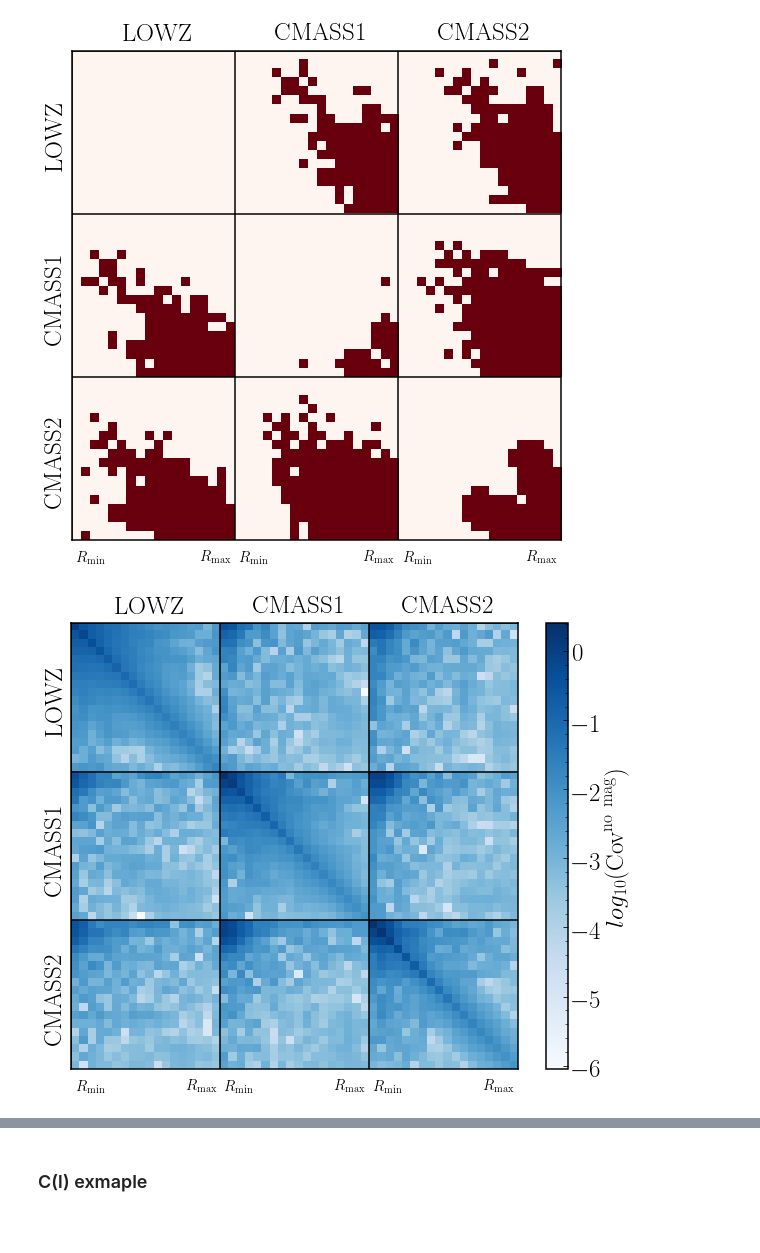
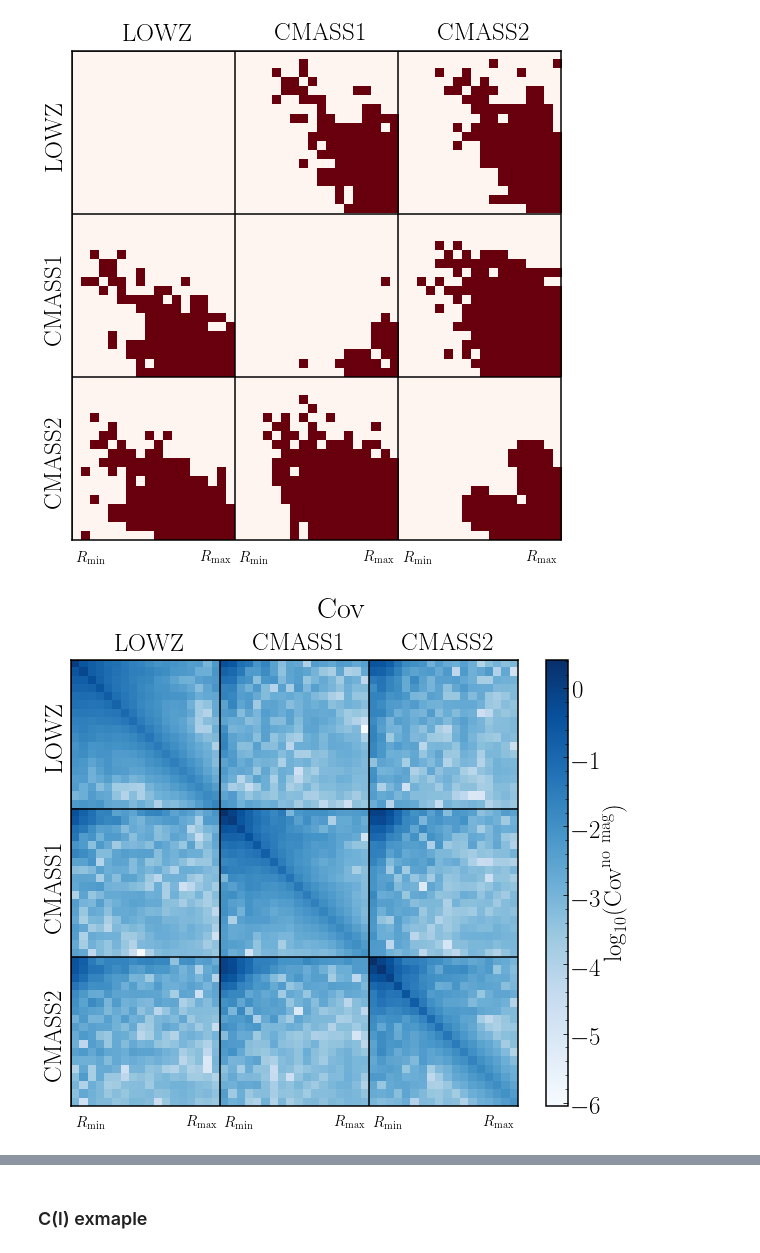
Before and after one commit to git-sunao/magnificaioneff_covariance, a Jupyter notebook: magnificationbias_covariance.ipynb, the cells around one changed output, grey strips where cells are left out. Cells and saved outputs as stored; diff of their text form; code cells hidden in the pictures; blank space fills up the shorter version.

```diff
--- a/magnificationbias_covariance.ipynb
+++ b/magnificationbias_covariance.ipynb
@@ -300,27 +300,28 @@ for i in range(n):
 [figure]
 # %%
 fig, ax = plt.subplots(figsize=(10,10))
+fig.suptitle(r'${\rm Cov}$', y=0.9)
 im = ax.imshow(np.log10(abs(cov_lens)), cmap='Blues')
 cbar = fig.colorbar(im)
-cbar.ax.set_ylabel(r'$log_{10}({\rm Cov}^{\rm no~mag})$')
+cbar.ax.set_ylabel(r'$\log_{10}({\rm Cov}^{\rm no~mag})$')
 ax_pos = ax.get_position()
 cbar_pos0 = cbar.ax.get_position()
 cbar_pos1 = [cbar_pos0.x0, ax_pos.y0, cbar_pos0.x1 - cbar_pos0.x0, ax_pos.y1 - ax_pos.y0]
 cbar.ax.set_position(cbar_pos1)
 for i in range(n):
     ax.axhline(i*nr-0.5, color='k')
     ax.axvline(i*nr-0.5, color='k')
 plt.setp(ax.get_xticklabels(), visible=False)
 plt.setp(ax.get_yticklabels(), visible=False)
 ax.tick_params(axis='both', which='minor', length=0)
 ax.tick_params(axis='both', which='major', length=0)
 for i in range(n):
     ax.text((i+0.5)*nr, -1, samples[i], ha="center", va="bottom")
     ax.text(-1, (i+0.5)*nr, samples[i], ha="right", va="center", rotation=90)
 for i in range(n):
     ax.text(0 +i*nr    , nr*n+1, r'$R_{\rm min}$', ha='left' , va='top',fontsize=15)
     ax.text(nr+i*nr-1.0, nr*n+1, r'$R_{\rm max}$', ha='right', va='top',fontsize=15)
 # %% [output]
-[figure, old version]
+[figure, new version]
 # %%
 fig, ax = plt.subplots(figsize=(10,10))
```
Also changed, not shown: parts of 3 cells of this notebook.
